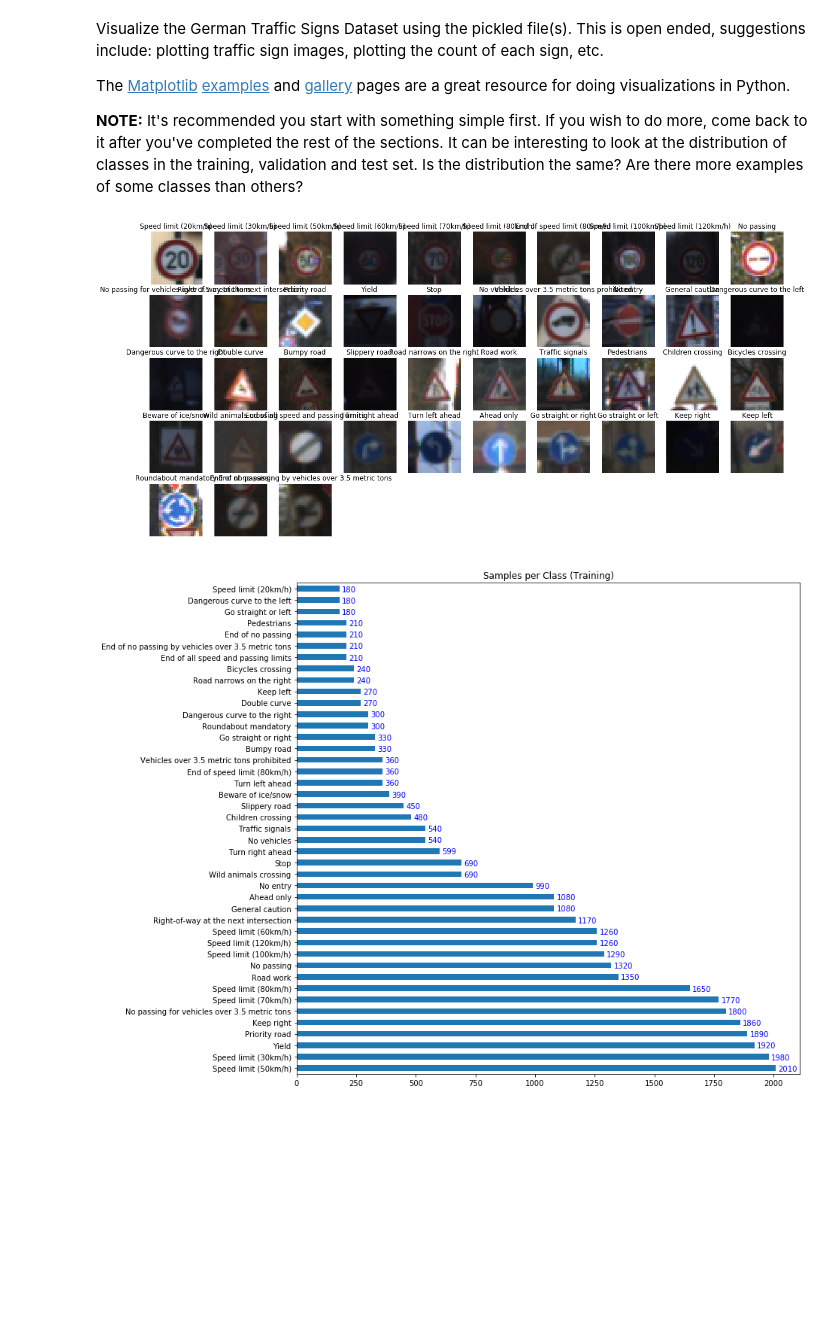
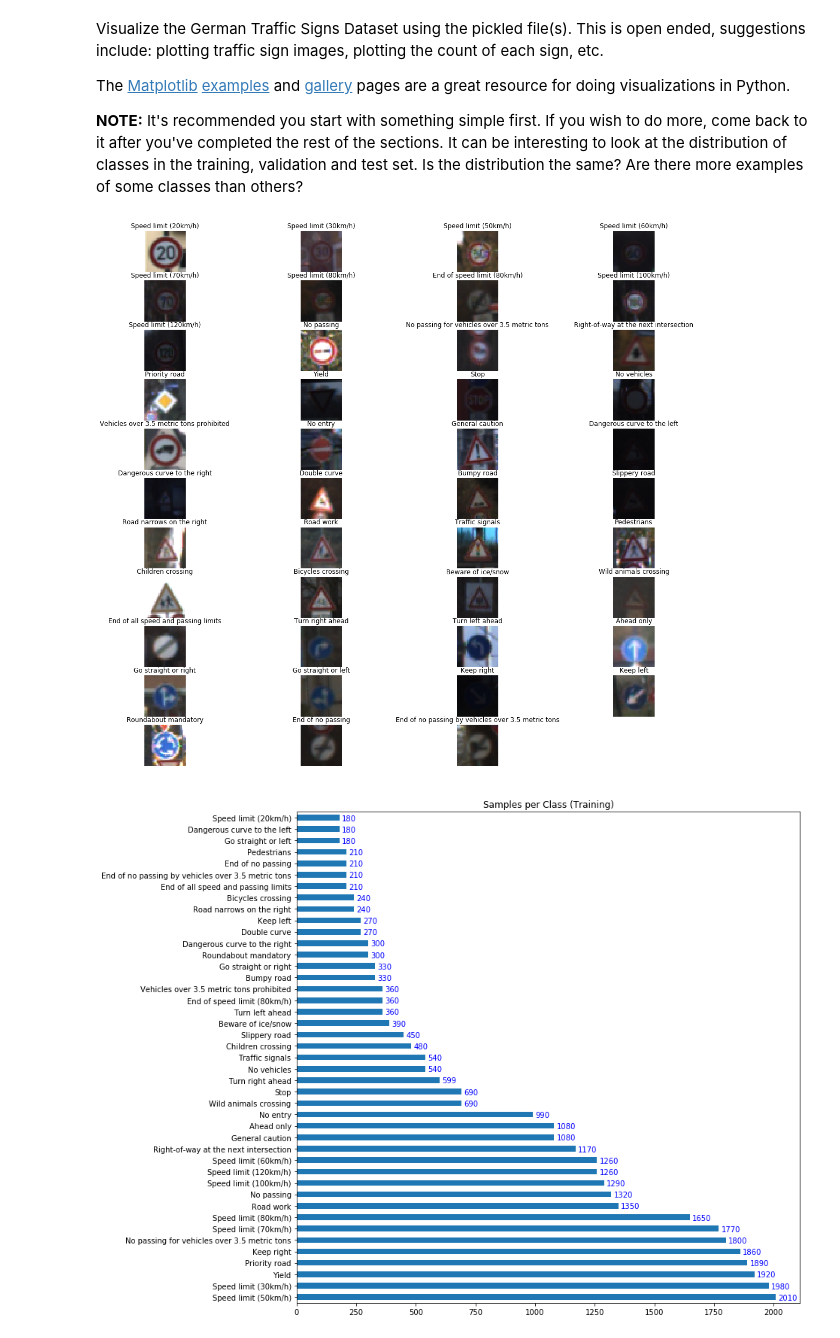
Before and after one commit to looboon/CarND-Traffic-Sign-Classifier-Project, a Jupyter notebook: Traffic_Sign_Classifier.ipynb, the cells around one changed output. Drawn from its saved outputs; the diff is of its cells as text; code cells hidden in the pictures; blank space fills up the shorter version.

```diff
--- a/Traffic_Sign_Classifier.ipynb
+++ b/Traffic_Sign_Classifier.ipynb
@@ -96,31 +96,31 @@ The [Matplotlib](http://matplotlib.org/) [examples](http://matplotlib.org/exampl
 # %%
 ### Data exploration visualization code goes here.
 ### Feel free to use as many code cells as needed.
 import matplotlib.pyplot as plt
 # Visualizations will be shown in the notebook.
 %matplotlib inline
 
 import csv
 
 fig = plt.figure(figsize=(20,20))
 
 label_dict = None
 with open('signnames.csv', mode='r') as infile:
     reader = csv.reader(infile)
     next(reader, None)
     label_dict = {int(rows[0]):rows[1] for rows in reader}
 
 for i in range(n_classes):
     k = np.where(y_train==i)
-    fig.add_subplot(10, 10, i+1)
+    fig.add_subplot(12, 4, i+1)
     plt.axis('off')
     plt.title(label_dict[y_train[k[0][0]]])
     plt.imshow(X_train[k[0][0]])
 
 f.close()
 plt.show()
 # %% [output]
-[figure, old version]
+[figure, new version]
 # %%
 import pandas as pd
 
```
Also changed, not shown: parts of 9 cells of this notebook.
